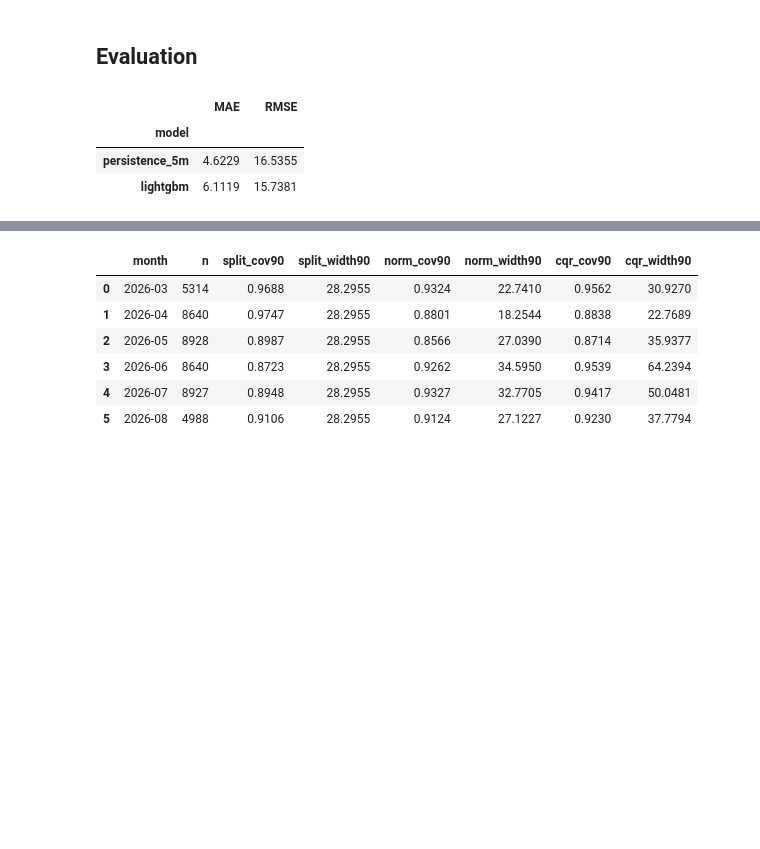
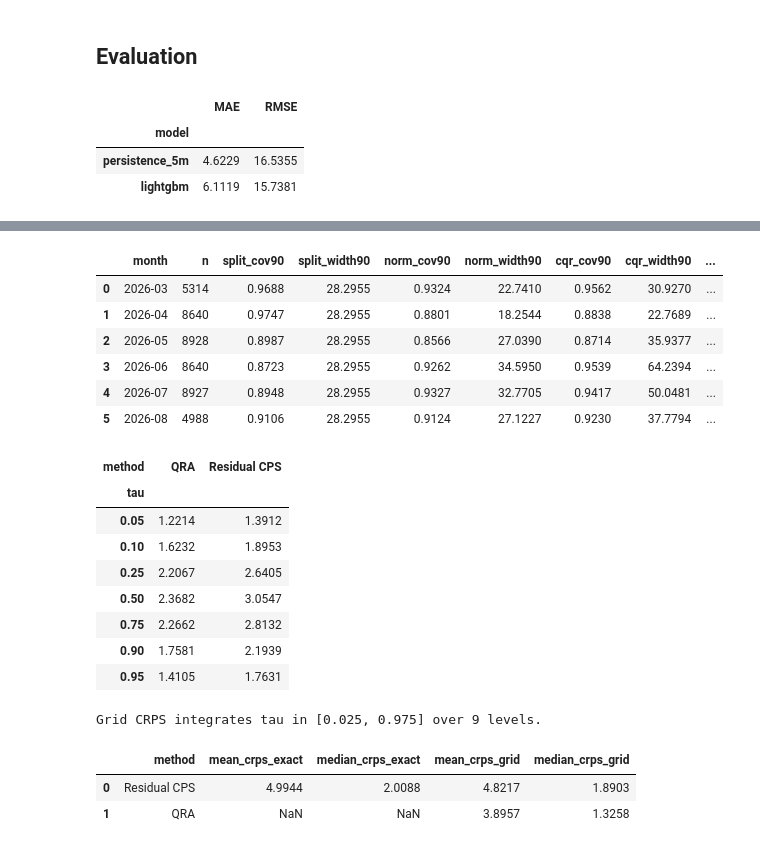
Before and after one commit to jassimga4/math5001-wem-price-forecasting, a Jupyter notebook: notebooks/03_conformal_prediction.ipynb, the cells around one changed output, grey strips where cells are left out. Cells and saved outputs as stored; diff of their text form; code cells hidden in the pictures; blank space fills up the shorter version.

```diff
--- a/notebooks/03_conformal_prediction.ipynb
+++ b/notebooks/03_conformal_prediction.ipynb
@@ -481,6 +541,7 @@ METHODS = {
     "split": "Split conformal",
     "norm": "Normalized split",
     "cqr": "CQR",
+    "qra": "QRA",
 }
 
 interval_rows = []
@@ -524,6 +585,53 @@ for month, frame in predictions.groupby(predictions.index.to_period("M")):
     monthly_rows.append(row)
 monthly_coverage = pd.DataFrame(monthly_rows)
 display(monthly_coverage.round(4))
+
+
+# Pinball loss on the same levels: residual CPS vs QRA
+pinball_results = pd.DataFrame(
+    [
+        {"method": label, "tau": tau, "pinball": pinball(actual, quantiles[tau], tau)}
+        for label, quantiles in [("Residual CPS", cps_quantiles), ("QRA", qra_quantiles)]
+        for tau in PINBALL_TAUS
+    ]
+)
+display(pinball_results.pivot(index="tau", columns="method", values="pinball").round(4))
+
+
+def crps_quantile_grid(y: np.ndarray, quantiles: dict, taus: list) -> np.ndarray:
+    """Trapezoidal integral of 2 x pinball over [min(taus), max(taus)]; tails beyond are excluded."""
+    tau = np.asarray(taus, dtype=float)
+    grid = np.column_stack([quantiles[t] for t in taus])
+    err = y[:, None] - grid
+    score = 2.0 * np.maximum(tau * err, (tau - 1.0) * err)
+    return (0.5 * (score[:, :-1] + score[:, 1:]) * np.diff(tau)).sum(axis=1)
+
+
+# CRPS: the exact CPS score covers the full distribution; QRA only has a quantile grid,
+# so both are also scored on the same grid (QRA_TAUS) for a like-for-like comparison.
+cps_grid_quantiles = {tau: cps_quantile(predictions["lightgbm"].to_numpy(), tau) for tau in QRA_TAUS}
+cps_crps_grid = crps_quantile_grid(actual, cps_grid_quantiles, QRA_TAUS)
+qra_crps_grid = crps_quantile_grid(actual, qra_quantiles, QRA_TAUS)
+crps_results = pd.DataFrame(
+    [
+        {
+            "method": "Residual CPS",
+            "mean_crps_exact": float(cps_crps.mean()),
+            "median_crps_exact": float(np.median(cps_crps)),
+            "mean_crps_grid": float(cps_crps_grid.mean()),
+            "median_crps_grid": float(np.median(cps_crps_grid)),
+        },
+        {
+            "method": "QRA",
+            "mean_crps_exact": np.nan,
+            "median_crps_exact": np.nan,
+            "mean_crps_grid": float(qra_crps_grid.mean()),
+            "median_crps_grid": float(np.median(qra_crps_grid)),
+        },
+    ]
+)
+print(f"Grid CRPS integrates tau in [{QRA_TAUS[0]}, {QRA_TAUS[-1]}] over {len(QRA_TAUS)} levels.")
+display(crps_results.round(4))
 # %% [output]
 |  | MAE | RMSE |
 | model |  |  |
@@ -544,10 +656,23 @@ display(monthly_coverage.round(4))
-|  | month | n | split_cov90 | split_width90 | norm_cov90 | norm_width90 | cqr_cov90 | cqr_width90 |
-| 0 | 2026-03 | 5314 | 0.9688 | 28.2955 | 0.9324 | 22.7410 | 0.9562 | 30.9270 |
-| 1 | 2026-04 | 8640 | 0.9747 | 28.2955 | 0.8801 | 18.2544 | 0.8838 | 22.7689 |
-| 2 | 2026-05 | 8928 | 0.8987 | 28.2955 | 0.8566 | 27.0390 | 0.8714 | 35.9377 |
-| 3 | 2026-06 | 8640 | 0.8723 | 28.2955 | 0.9262 | 34.5950 | 0.9539 | 64.2394 |
-| 4 | 2026-07 | 8927 | 0.8948 | 28.2955 | 0.9327 | 32.7705 | 0.9417 | 50.0481 |
-| 5 | 2026-08 | 4988 | 0.9106 | 28.2955 | 0.9124 | 27.1227 | 0.9230 | 37.7794 |
+|  | month | n | split_cov90 | split_width90 | norm_cov90 | norm_width90 | cqr_cov90 | cqr_width90 | ... |
+| 0 | 2026-03 | 5314 | 0.9688 | 28.2955 | 0.9324 | 22.7410 | 0.9562 | 30.9270 | ... |
+| 1 | 2026-04 | 8640 | 0.9747 | 28.2955 | 0.8801 | 18.2544 | 0.8838 | 22.7689 | ... |
+| 2 | 2026-05 | 8928 | 0.8987 | 28.2955 | 0.8566 | 27.0390 | 0.8714 | 35.9377 | ... |
+| 3 | 2026-06 | 8640 | 0.8723 | 28.2955 | 0.9262 | 34.5950 | 0.9539 | 64.2394 | ... |
+| 4 | 2026-07 | 8927 | 0.8948 | 28.2955 | 0.9327 | 32.7705 | 0.9417 | 50.0481 | ... |
+| 5 | 2026-08 | 4988 | 0.9106 | 28.2955 | 0.9124 | 27.1227 | 0.9230 | 37.7794 | ... |
+| method | QRA | Residual CPS |
+| tau |  |  |
+| 0.05 | 1.2214 | 1.3912 |
+| 0.10 | 1.6232 | 1.8953 |
+| 0.25 | 2.2067 | 2.6405 |
+| 0.50 | 2.3682 | 3.0547 |
+| 0.75 | 2.2662 | 2.8132 |
+| 0.90 | 1.7581 | 2.1939 |
+| 0.95 | 1.4105 | 1.7631 |
+Grid CRPS integrates tau in [0.025, 0.975] over 9 levels.
+|  | method | mean_crps_exact | median_crps_exact | mean_crps_grid | median_crps_grid |
+| 0 | Residual CPS | 4.9944 | 2.0088 | 4.8217 | 1.8903 |
+| 1 | QRA | NaN | NaN | 3.8957 | 1.3258 |
 # %%
 fig, axes = plt.subplots(2, 2, figsize=(12, 9))
 
```
Also changed, not shown: parts of 11 cells of this notebook, 10 other files.
